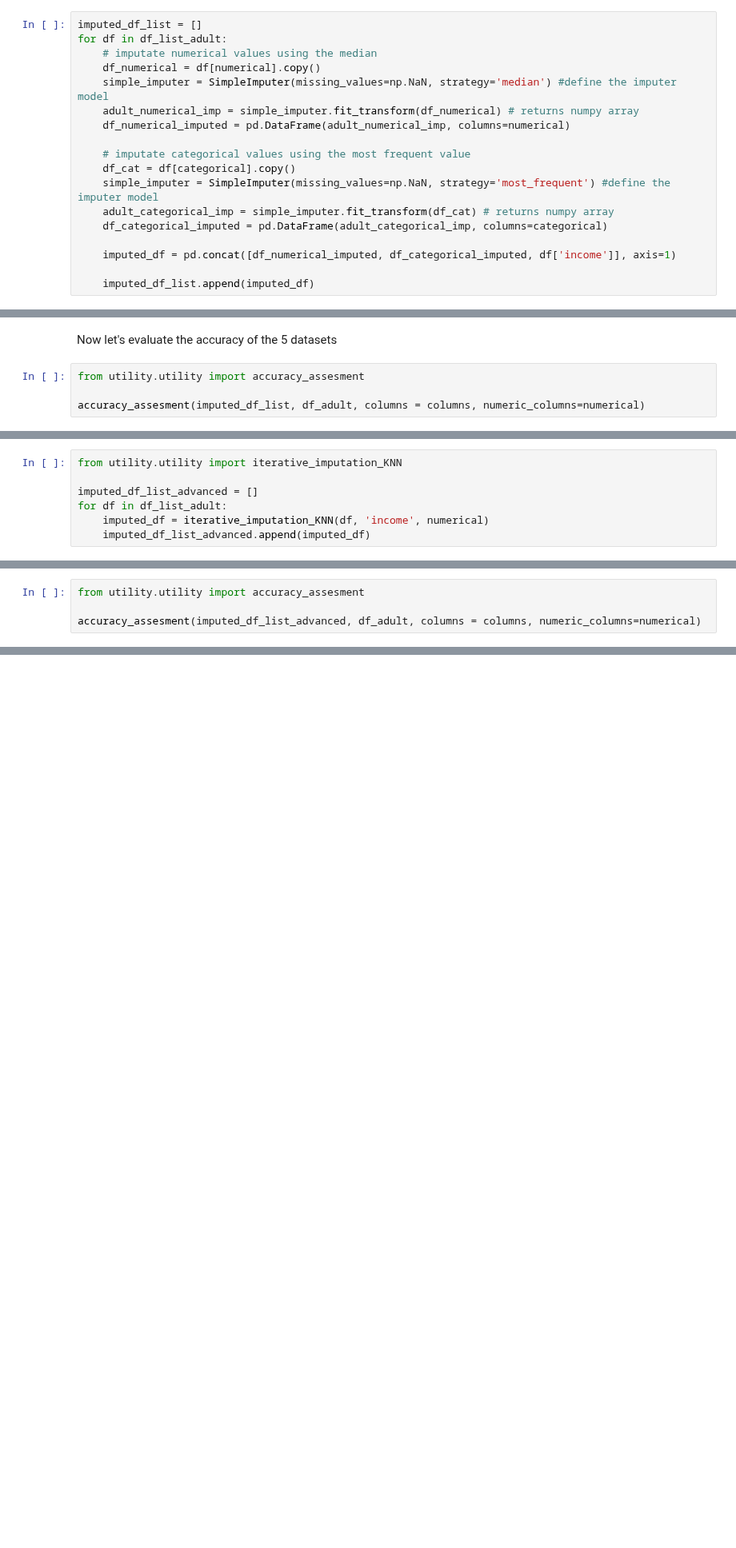
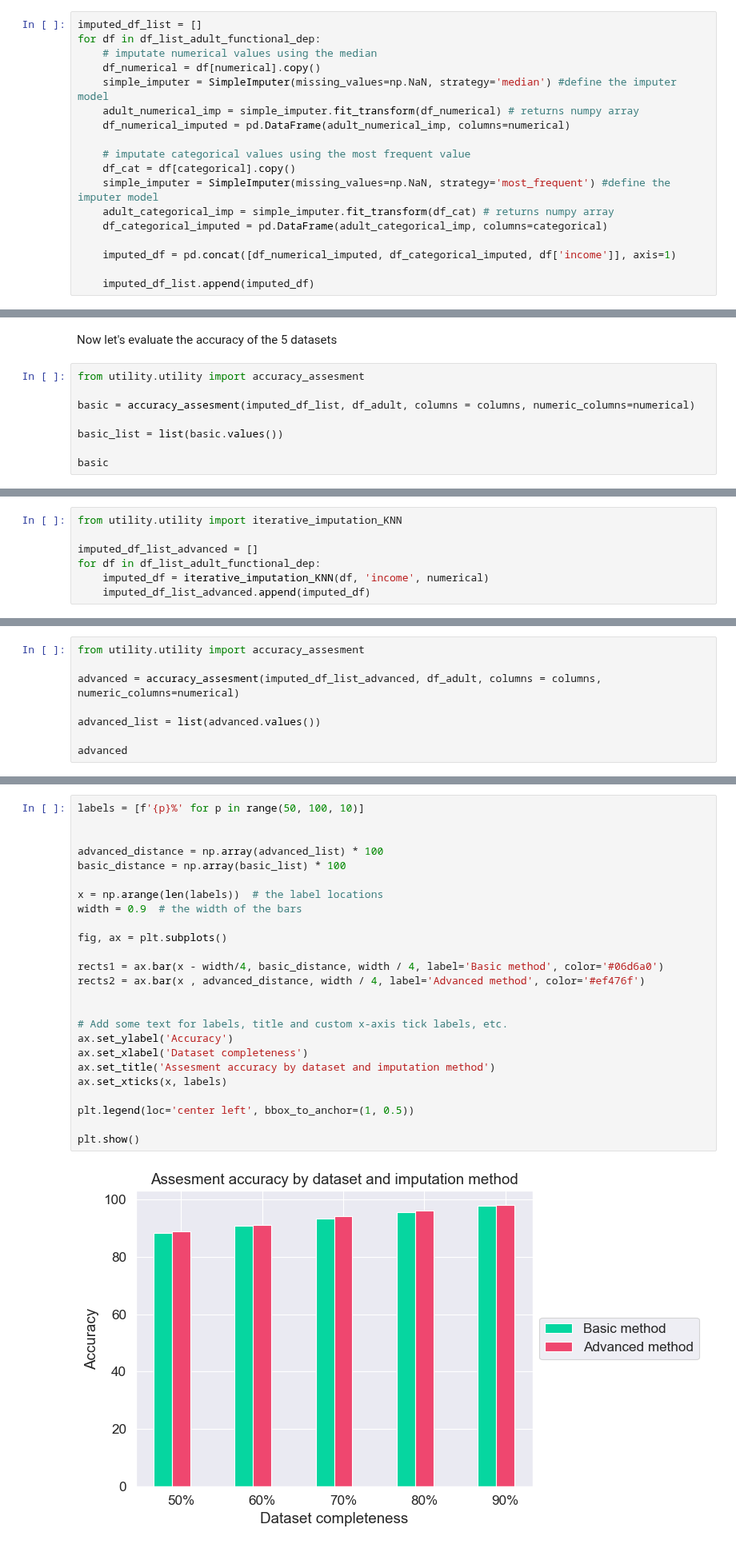
Before and after one commit to VladMarianCimpeanu/DIQ-assignment, a Jupyter notebook: code/adult_notebook_definitivo.ipynb, the cells around one changed output, grey strips where cells are left out. Shown at 80% size. Cells and saved outputs as stored; diff of their text form; blank space fills up the shorter version.

Commit message:
completed adult_notebook

```diff
--- a/code/adult_notebook_definitivo.ipynb
+++ b/code/adult_notebook_definitivo.ipynb
@@ -182,7 +209,7 @@ for the simple imputation we are using:
 - the most frequent value for categorical features
 # %%
 imputed_df_list = []
-for df in df_list_adult:
+for df in df_list_adult_functional_dep:
     # imputate numerical values using the median
     df_numerical = df[numerical].copy()
     simple_imputer = SimpleImputer(missing_values=np.NaN, strategy='median') #define the imputer model
@@ -213,5 +240,9 @@ Now let's evaluate the accuracy of the 5 datasets
 # %%
 from utility.utility import accuracy_assesment
 
-accuracy_assesment(imputed_df_list, df_adult, columns = columns, numeric_columns=numerical)
+basic = accuracy_assesment(imputed_df_list, df_adult, columns = columns, numeric_columns=numerical)
+
+basic_list = list(basic.values())
+
+basic
 # %% [output]
@@ -230,7 +263,7 @@ For the advanced we are using a modified version of the MICE algorithm seen in c
 from utility.utility import iterative_imputation_KNN
 
 imputed_df_list_advanced = []
-for df in df_list_adult:
+for df in df_list_adult_functional_dep:
     imputed_df = iterative_imputation_KNN(df, 'income', numerical)
     imputed_df_list_advanced.append(imputed_df)
 # %% [output]
@@ -252,5 +285,9 @@ for df in imputed_df_list_advanced:
 # %%
 from utility.utility import accuracy_assesment
 
-accuracy_assesment(imputed_df_list_advanced, df_adult, columns = columns, numeric_columns=numerical)
+advanced = accuracy_assesment(imputed_df_list_advanced, df_adult, columns = columns, numeric_columns=numerical)
+
+advanced_list = list(advanced.values())
+
+advanced
 # %% [output]
@@ -267,0 +305,27 @@ MICE is about 150x slower than the simple method
+# %%
+labels = [f'{p}%' for p in range(50, 100, 10)]
+
+
+advanced_distance = np.array(advanced_list) * 100
+basic_distance = np.array(basic_list) * 100
+
+x = np.arange(len(labels))  # the label locations
+width = 0.9  # the width of the bars
+
+fig, ax = plt.subplots()
+
+rects1 = ax.bar(x - width/4, basic_distance, width / 4, label='Basic method', color='#06d6a0')
+rects2 = ax.bar(x , advanced_distance, width / 4, label='Advanced method', color='#ef476f')
+
+
+# Add some text for labels, title and custom x-axis tick labels, etc.
+ax.set_ylabel('Accuracy')
+ax.set_xlabel('Dataset completeness')
+ax.set_title('Assesment accuracy by dataset and imputation method')
+ax.set_xticks(x, labels)
+
+plt.legend(loc='center left', bbox_to_anchor=(1, 0.5))
+
+plt.show()
+# %% [output]
+[figure, added]
```
Also changed, not shown: parts of 33 cells of this notebook, 1 other file.
